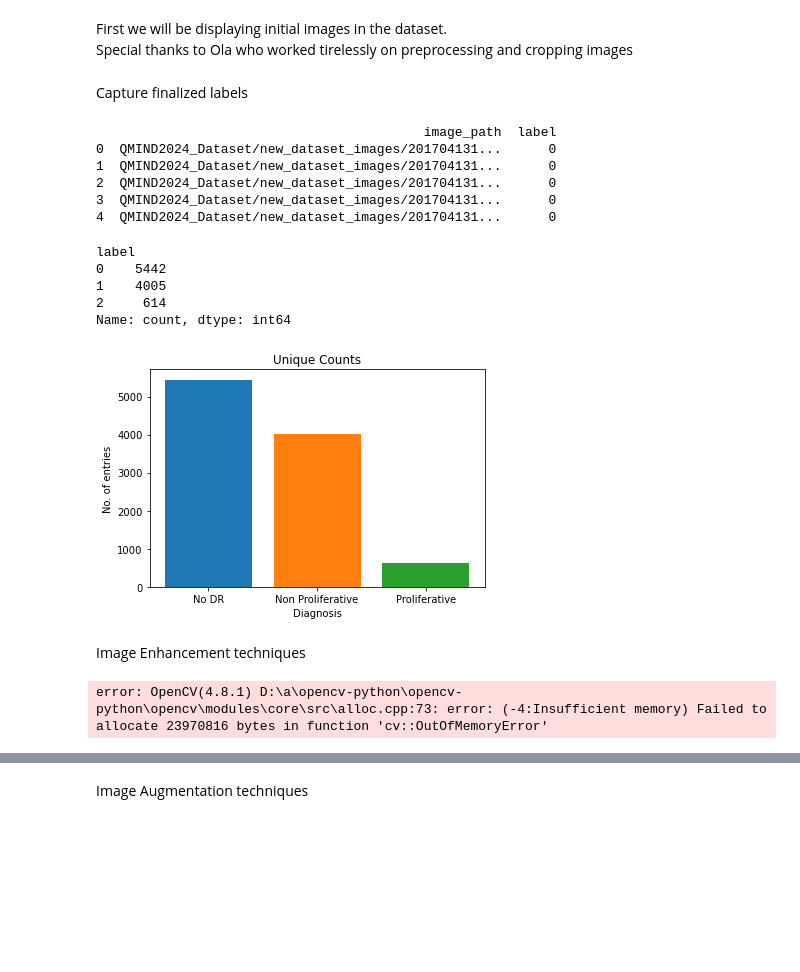
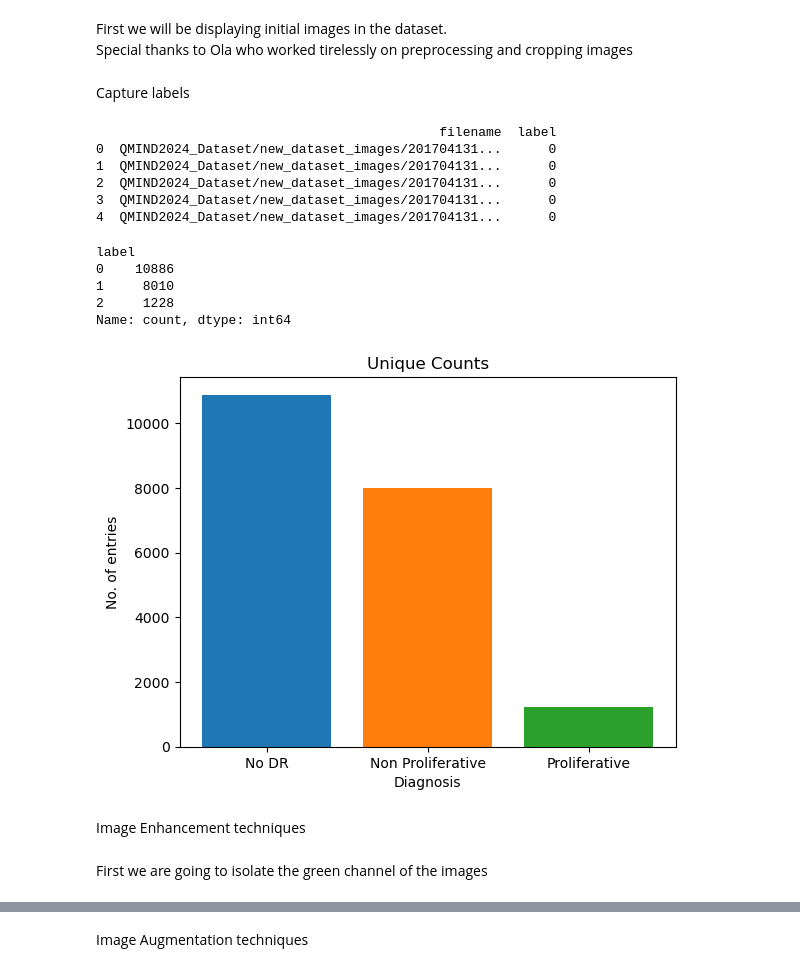
Before and after one commit to SiyungCho/Diabetic-Retinopathy-Detection, a Jupyter notebook: clean_notebook.ipynb, the cells around one changed output, grey strips where cells are left out. Drawn from its saved outputs; the diff is of its cells as text; code cells hidden in the pictures; blank space fills up the shorter version.

```diff
--- a/clean_notebook.ipynb
+++ b/clean_notebook.ipynb
@@ -52,16 +53,13 @@ def display_random_image_in_subdir(subdir_path):
 # %%
 #display_random_image_in_subdir(root)
 # %% [markdown]
-<p>Capture finalized labels</p>
+<p>Capture labels</p>
 # %%
-labels_df = pd.read_csv('C:/Users/siyun/OneDrive/Desktop/QMIND 2024/QMIND2024_Dataset/new_dataset.csv')
-
-#set column names
-labels_df.columns = ['image_path', 'label']
+labels_df = pd.read_csv('C:/Users/siyun/OneDrive/Desktop/QMIND 2024/Diabetic-Retinopathy-Detection/QMIND2024_Dataset/combined_dataset.csv')
 # %%
 print(labels_df.head())
 # %% [output]
-                                          image_path  label
+                                            filename  label
 0  QMIND2024_Dataset/new_dataset_images/201704131...      0
 1  QMIND2024_Dataset/new_dataset_images/201704131...      0
 2  QMIND2024_Dataset/new_dataset_images/201704131...      0
@@ -72,25 +70,28 @@ unique_counts = labels_df['label'].value_counts()
 print(unique_counts)
 # %% [output]
 label
-0    5442
-1    4005
-2     614
+0    10886
+1     8010
+2     1228
 Name: count, dtype: int64
 # %%
-plt.bar('No DR' , unique_counts[0], label= 'No DR')
-plt.bar('Non Proliferative' , unique_counts[1], label = 'Non Proliferative')
-plt.bar('Proliferative' , unique_counts[2], label = 'Proliferative')
-plt.xlabel("Diagnosis")
-plt.ylabel("No. of entries")
-plt.title("Unique Counts")
-plt.show()
+def print_unique_counts(unique_counts):
+    plt.bar('No DR' , unique_counts[0], label= 'No DR')
+    plt.bar('Non Proliferative' , unique_counts[1], label = 'Non Proliferative')
+    plt.bar('Proliferative' , unique_counts[2], label = 'Proliferative')
+    plt.xlabel("Diagnosis")
+    plt.ylabel("No. of entries")
+    plt.title("Unique Counts")
+    plt.show()
-# %% [output]
-[figure, removed]
+# %%
+print_unique_counts(unique_counts)
+# %% [output]
+[figure, added]
 # %% [markdown]
 <p>Image Enhancement techniques</p>
 # %%
-image_files = os.listdir(root)
-x_train = [cv2.cvtColor(cv2.imread(os.path.join(root, file), cv2.IMREAD_COLOR), cv2.COLOR_BGR2RGB) for file in image_files]
+#image_files = os.listdir(root)
+#x_train = [cv2.cvtColor(cv2.imread(os.path.join(root, file), cv2.IMREAD_COLOR), cv2.COLOR_BGR2RGB) for file in image_files]
-# %% [output]
-error: OpenCV(4.8.1) D:\a\opencv-python\opencv-python\opencv\modules\core\src\alloc.cpp:73: error: (-4:Insufficient memory) Failed to allocate 23970816 bytes in function 'cv::OutOfMemoryError'
+# %% [markdown]
+<p>First we are going to isolate the green channel of the images</p>
 # %%
```
Also changed, not shown: parts of 28 cells of this notebook, 1 other file.
